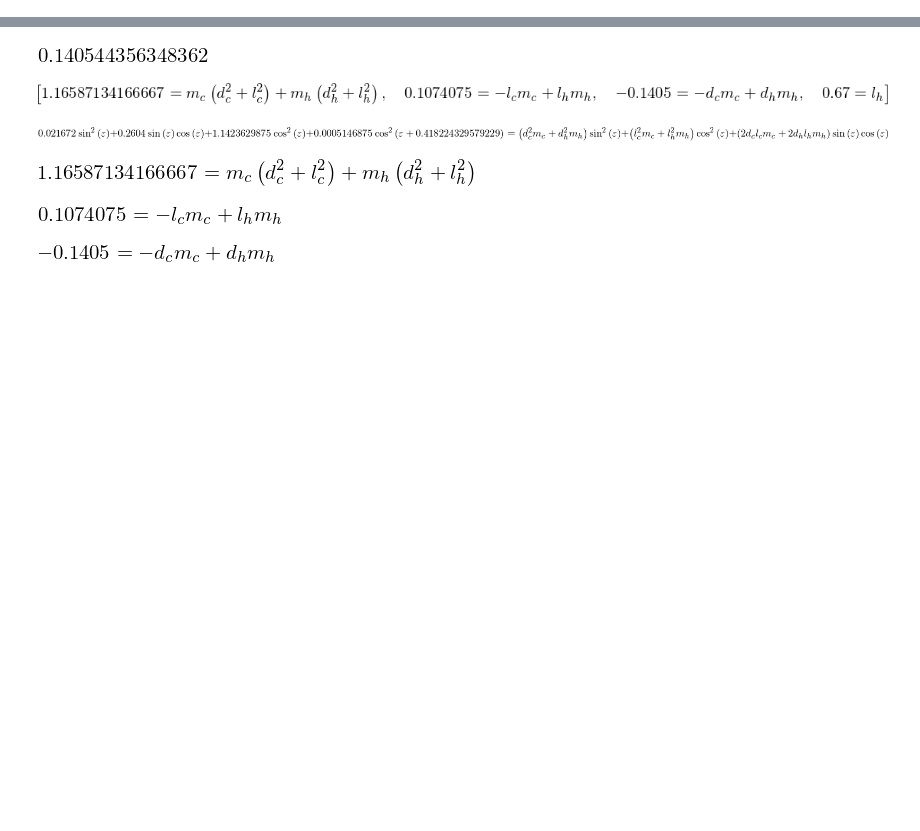
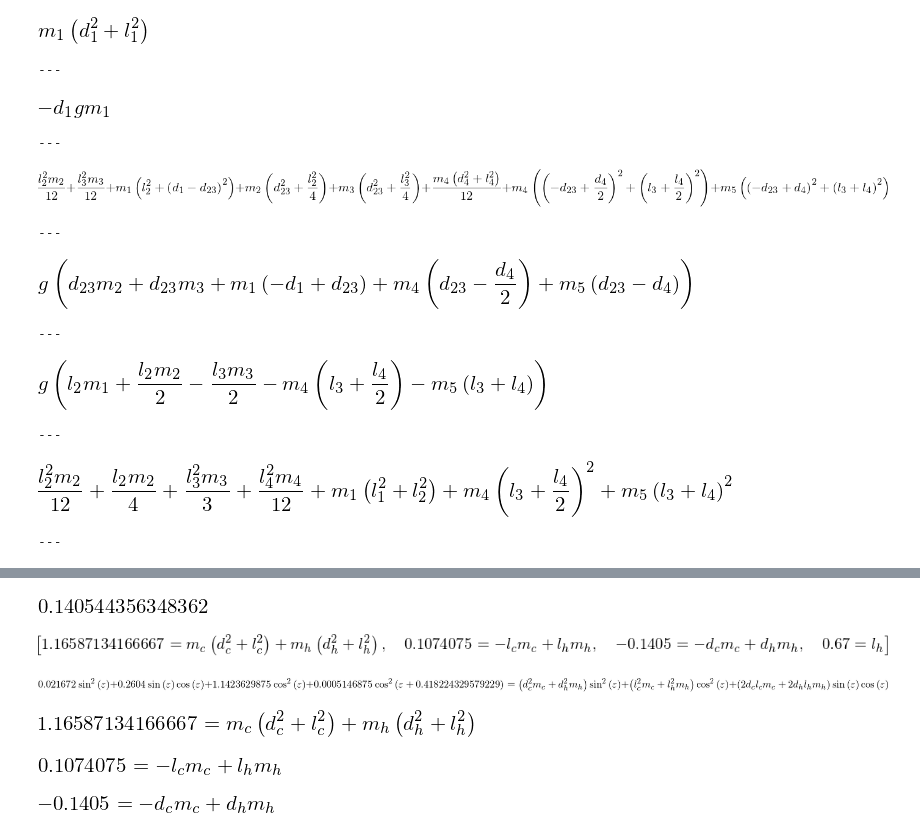
Before and after one commit to Rojetto/helicopter_thesis_code, a Jupyter notebook: scripts/model_reduction.ipynb, the cells around one changed output, grey strips where cells are left out. Saved outputs shown, nothing was run; the diff lists cells and outputs as text; code cells hidden in the pictures; blank space fills up the shorter version.

```diff
--- a/scripts/model_reduction.ipynb
+++ b/scripts/model_reduction.ipynb
@@ -2,12 +3,47 @@
 from sympy import *
 init_printing()
 # %%
-l2, l3, l4 = symbols('l_2, l_3, l_4')
-d1, d4 = symbols('d_1, d_4')
-m1, m2, m3, m4, m5 = symbols('m_1, m_2, m_3, m_4, m_5')
+l1, l2, l3, l4 = symbols('l1 l2 l3 l4')
+d1, d23, d4 = symbols('d1 d23 d4')
+m1, m2, m3, m4, m5 = symbols('m1 m2 m3 m4 m5')
+J2 = m2*l2**2/12
+J3 = m3*l3**2/12
+J4_eps = m4*(l4**2+d4**2)/12
+J4_lamb = m4*l4**2/12
 g = Symbol('g')
 
 mh, lh, lp, dh, mc, lc, dc = symbols('m_h, l_h, l_p, d_h, m_c, l_c, d_c')
 
-num_subs = list(zip([m1, m2, m3, m4, m5, l2, l3, l4, d1, d4], [1.47, 0.349*67/91.5, 0.349*24.5/91.5, 0.122, 1.932,
-                                                               0.67, 0.245, 0.225, 0.04, 0.1]))
+num_subs = list(dict(g=9.81,
+               m1=1.47,
+               m2=0.349*67/91.5,
+               m3=0.349*24.5/91.5,
+               m4=0.122,
+               m5=1.932,
+               l1=0.178,
+               l2=0.67,
+               l3=0.245,
+               l4=0.225,
+               d1=0.004,
+               d23=0.055,
+               d4=0.06).items())
+# %%
+p_phi_1_geom = m1 * (l1**2+d1**2) ##:
+p_phi_2_geom = -d1*m1*g ##:
+p_eps_1_geom = m1*(l2**2+(d1-d23)**2)+J2+m2*((l2/2)**2+d23**2)+J3+m3*((l3/2)**2+d23**2)+J4_eps+m4*((l3+l4/2)**2+(d4/2-d23)**2)+m5*((l3+l4)**2+(d4-d23)**2) ##:
+p_eps_2_geom = g*(m1*(d23-d1)+m2*d23+m3*d23+m4*(d23-d4/2)+m5*(d23-d4)) ##:
+p_eps_3_geom = g*(m1*l2+m2*l2/2-m3*l3/2-m4*(l3+l4/2)-m5*(l3+l4)) ##:
+p_lamb_1_geom = m1*(l1**2+l2**2)+J2+m2*(l2/2**2)+J3+m3*(l3/2)**2+J4_lamb+m4*(l3+l4/2)**2+m5*(l3+l4)**2 ##:
+# %% [output]
+[figure, added]
+---
+[figure, added]
+---
+[figure, added]
+---
+[figure, added]
+---
+[figure, added]
+---
+[figure, added]
+---
```
Also changed, not shown: parts of 3 cells of this notebook.
